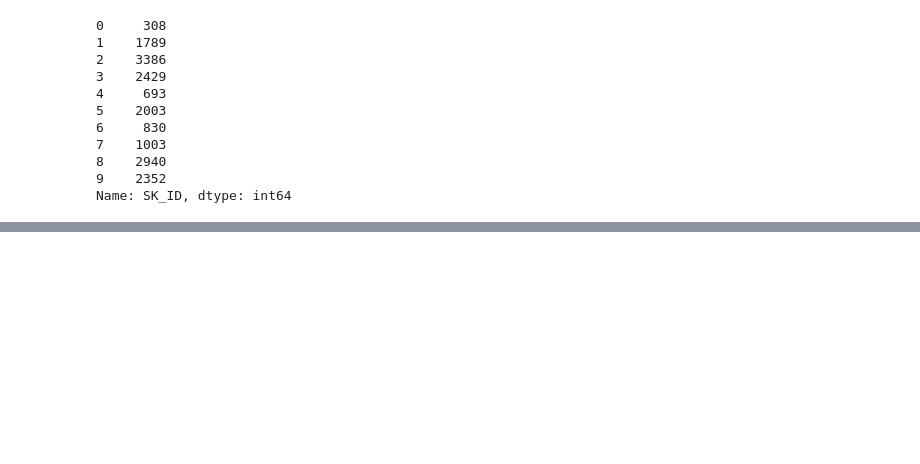
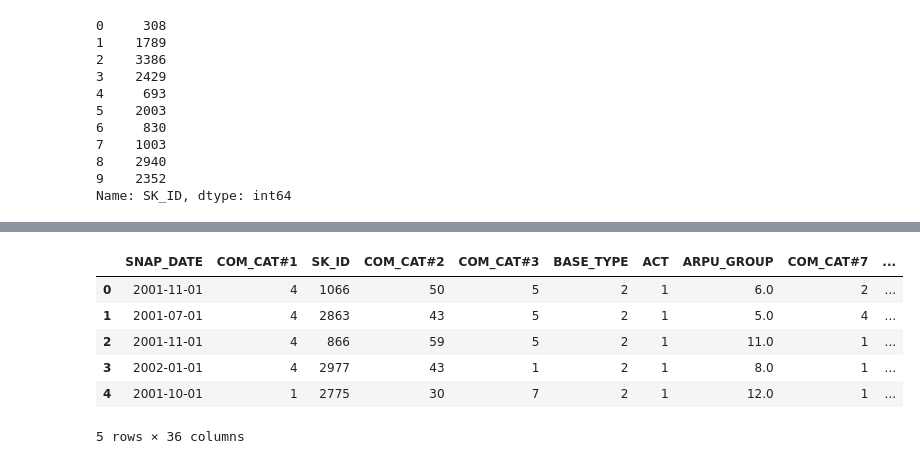
Before and after one commit to ademyanchuk/mlBootCamp2018, a Jupyter notebook: make-validation-system.ipynb, the cells around one changed output, grey strips where cells are left out. Saved outputs shown, nothing was run; the diff lists cells and outputs as text; code cells hidden in the pictures; blank space fills up the shorter version.

```diff
--- a/make-validation-system.ipynb
+++ b/make-validation-system.ipynb
@@ -245,0 +291,3 @@ Name: SK_ID, dtype: int64
+# %%
+subs_feat_te_df = pd.read_csv(path/'test/subs_features_test.csv', sep=';', decimal=',',
+                              parse_dates=['SNAP_DATE'], infer_datetime_format=True, dayfirst=True)
@@ -245,0 +304,10 @@ Name: SK_ID, dtype: int64
+# %%
+subs_feat_te_df.head()
+# %% [output]
+|  | SNAP_DATE | COM_CAT#1 | SK_ID | COM_CAT#2 | COM_CAT#3 | BASE_TYPE | ACT | ARPU_GROUP | COM_CAT#7 | ... |
+| 0 | 2001-11-01 | 4 | 1066 | 50 | 5 | 2 | 1 | 6.0 | 2 | ... |
+| 1 | 2001-07-01 | 4 | 2863 | 43 | 5 | 2 | 1 | 5.0 | 4 | ... |
+| 2 | 2001-11-01 | 4 | 866 | 59 | 5 | 2 | 1 | 11.0 | 1 | ... |
+| 3 | 2002-01-01 | 4 | 2977 | 43 | 1 | 2 | 1 | 8.0 | 1 | ... |
+| 4 | 2001-10-01 | 1 | 2775 | 30 | 7 | 2 | 1 | 12.0 | 1 | ... |
+5 rows × 36 columns
```
Also changed, not shown: parts of 44 cells of this notebook, 4 other files.
